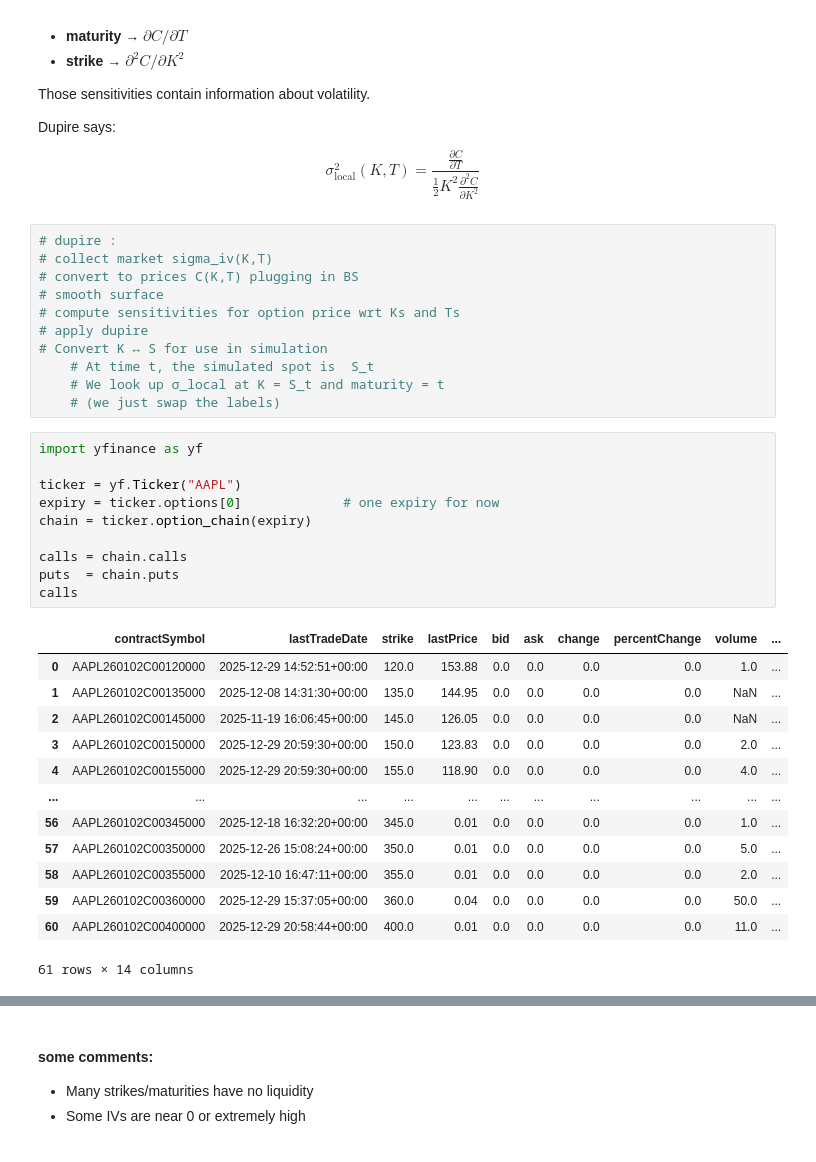
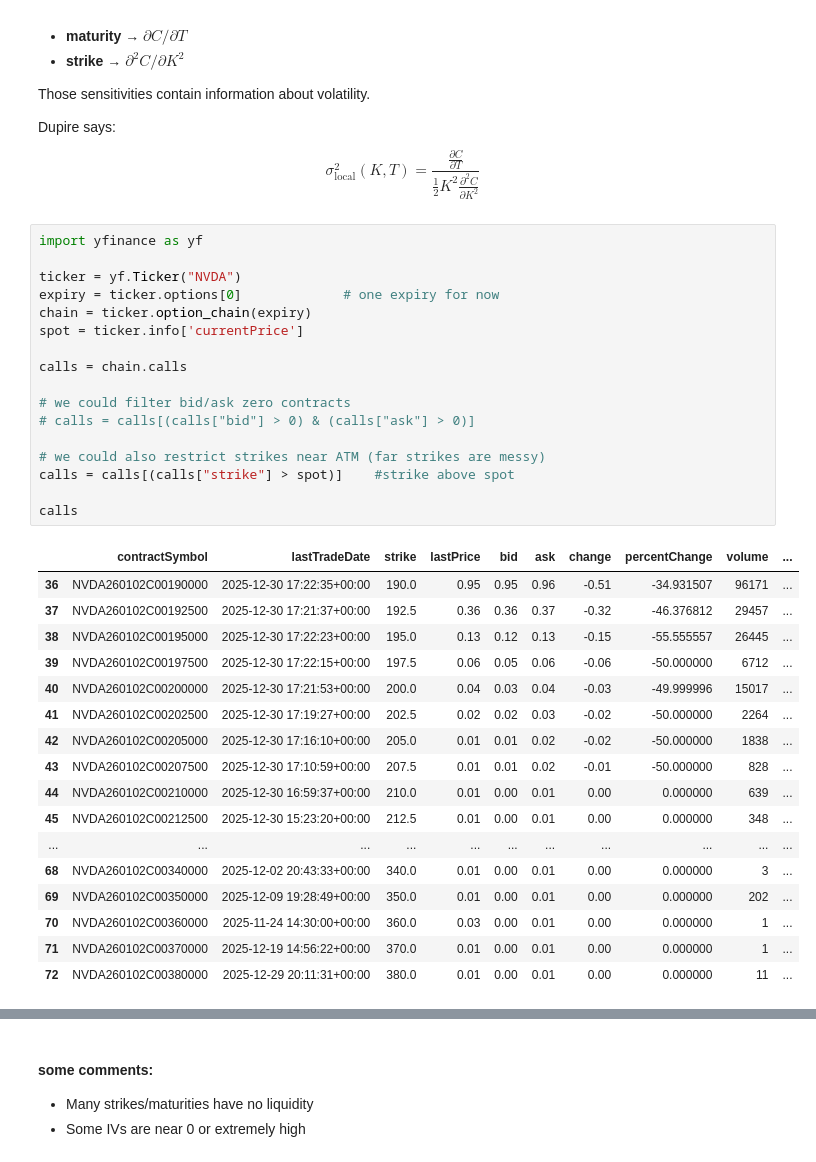
Before and after one commit to hajar6883/equity-options-pricing-vol-calibration, a Jupyter notebook: notebooks/calibration_to_IV.ipynb, the cells around one changed output, grey strips where cells are left out. Cells and saved outputs as stored; diff of their text form.

Commit message:
local vol implementation

```diff
--- a/notebooks/calibration_to_IV.ipynb
+++ b/notebooks/calibration_to_IV.ipynb
@@ -38,38 +47,38 @@ Those sensitivities contain information about volatility.
 Dupire says:
 
 $$\sigma^2_{\text{local}}(K,T) = \frac{\frac{\partial C}{\partial T}}{\frac{1}{2}K^2\frac{\partial^2 C}{\partial K^2}}$$
-# %%
-# dupire :
-# collect market sigma_iv(K,T)
-# convert to prices C(K,T) plugging in BS
-# smooth surface
-# compute sensitivities for option price wrt Ks and Ts
-# apply dupire
-# Convert K ↔ S for use in simulation
-    # At time t, the simulated spot is  S_t
-    # We look up σ_local at K = S_t and maturity = t
-    # (we just swap the labels)
 # %%
 import yfinance as yf
 
-ticker = yf.Ticker("AAPL")
+ticker = yf.Ticker("NVDA")
 expiry = ticker.options[0]             # one expiry for now
 chain = ticker.option_chain(expiry)
+spot = ticker.info['currentPrice']
 
 calls = chain.calls
-puts  = chain.puts
+
+# we could filter bid/ask zero contracts
+# calls = calls[(calls["bid"] > 0) & (calls["ask"] > 0)]
+
+# we could also restrict strikes near ATM (far strikes are messy)
+calls = calls[(calls["strike"] > spot)]    #strike above spot
+
 calls
 # %% [output]
 |  | contractSymbol | lastTradeDate | strike | lastPrice | bid | ask | change | percentChange | volume | ... |
-| 0 | AAPL260102C00120000 | 2025-12-29 14:52:51+00:00 | 120.0 | 153.88 | 0.0 | 0.0 | 0.0 | 0.0 | 1.0 | ... |
-| 1 | AAPL260102C00135000 | 2025-12-08 14:31:30+00:00 | 135.0 | 144.95 | 0.0 | 0.0 | 0.0 | 0.0 | NaN | ... |
-| 2 | AAPL260102C00145000 | 2025-11-19 16:06:45+00:00 | 145.0 | 126.05 | 0.0 | 0.0 | 0.0 | 0.0 | NaN | ... |
-| 3 | AAPL260102C00150000 | 2025-12-29 20:59:30+00:00 | 150.0 | 123.83 | 0.0 | 0.0 | 0.0 | 0.0 | 2.0 | ... |
-| 4 | AAPL260102C00155000 | 2025-12-29 20:59:30+00:00 | 155.0 | 118.90 | 0.0 | 0.0 | 0.0 | 0.0 | 4.0 | ... |
+| 36 | NVDA260102C00190000 | 2025-12-30 17:22:35+00:00 | 190.0 | 0.95 | 0.95 | 0.96 | -0.51 | -34.931507 | 96171 | ... |
+| 37 | NVDA260102C00192500 | 2025-12-30 17:21:37+00:00 | 192.5 | 0.36 | 0.36 | 0.37 | -0.32 | -46.376812 | 29457 | ... |
+| 38 | NVDA260102C00195000 | 2025-12-30 17:22:23+00:00 | 195.0 | 0.13 | 0.12 | 0.13 | -0.15 | -55.555557 | 26445 | ... |
+| 39 | NVDA260102C00197500 | 2025-12-30 17:22:15+00:00 | 197.5 | 0.06 | 0.05 | 0.06 | -0.06 | -50.000000 | 6712 | ... |
+| 40 | NVDA260102C00200000 | 2025-12-30 17:21:53+00:00 | 200.0 | 0.04 | 0.03 | 0.04 | -0.03 | -49.999996 | 15017 | ... |
+| 41 | NVDA260102C00202500 | 2025-12-30 17:19:27+00:00 | 202.5 | 0.02 | 0.02 | 0.03 | -0.02 | -50.000000 | 2264 | ... |
+| 42 | NVDA260102C00205000 | 2025-12-30 17:16:10+00:00 | 205.0 | 0.01 | 0.01 | 0.02 | -0.02 | -50.000000 | 1838 | ... |
+| 43 | NVDA260102C00207500 | 2025-12-30 17:10:59+00:00 | 207.5 | 0.01 | 0.01 | 0.02 | -0.01 | -50.000000 | 828 | ... |
+| 44 | NVDA260102C00210000 | 2025-12-30 16:59:37+00:00 | 210.0 | 0.01 | 0.00 | 0.01 | 0.00 | 0.000000 | 639 | ... |
+| 45 | NVDA260102C00212500 | 2025-12-30 15:23:20+00:00 | 212.5 | 0.01 | 0.00 | 0.01 | 0.00 | 0.000000 | 348 | ... |
 | ... | ... | ... | ... | ... | ... | ... | ... | ... | ... | ... |
-| 56 | AAPL260102C00345000 | 2025-12-18 16:32:20+00:00 | 345.0 | 0.01 | 0.0 | 0.0 | 0.0 | 0.0 | 1.0 | ... |
-| 57 | AAPL260102C00350000 | 2025-12-26 15:08:24+00:00 | 350.0 | 0.01 | 0.0 | 0.0 | 0.0 | 0.0 | 5.0 | ... |
-| 58 | AAPL260102C00355000 | 2025-12-10 16:47:11+00:00 | 355.0 | 0.01 | 0.0 | 0.0 | 0.0 | 0.0 | 2.0 | ... |
-| 59 | AAPL260102C00360000 | 2025-12-29 15:37:05+00:00 | 360.0 | 0.04 | 0.0 | 0.0 | 0.0 | 0.0 | 50.0 | ... |
-| 60 | AAPL260102C00400000 | 2025-12-29 20:58:44+00:00 | 400.0 | 0.01 | 0.0 | 0.0 | 0.0 | 0.0 | 11.0 | ... |
+| 68 | NVDA260102C00340000 | 2025-12-02 20:43:33+00:00 | 340.0 | 0.01 | 0.00 | 0.01 | 0.00 | 0.000000 | 3 | ... |
+| 69 | NVDA260102C00350000 | 2025-12-09 19:28:49+00:00 | 350.0 | 0.01 | 0.00 | 0.01 | 0.00 | 0.000000 | 202 | ... |
+| 70 | NVDA260102C00360000 | 2025-11-24 14:30:00+00:00 | 360.0 | 0.03 | 0.00 | 0.01 | 0.00 | 0.000000 | 1 | ... |
+| 71 | NVDA260102C00370000 | 2025-12-19 14:56:22+00:00 | 370.0 | 0.01 | 0.00 | 0.01 | 0.00 | 0.000000 | 1 | ... |
+| 72 | NVDA260102C00380000 | 2025-12-29 20:11:31+00:00 | 380.0 | 0.01 | 0.00 | 0.01 | 0.00 | 0.000000 | 11 | ... |
-61 rows × 14 columns
```
Also changed, not shown: parts of 15 cells of this notebook, 4 other files.
